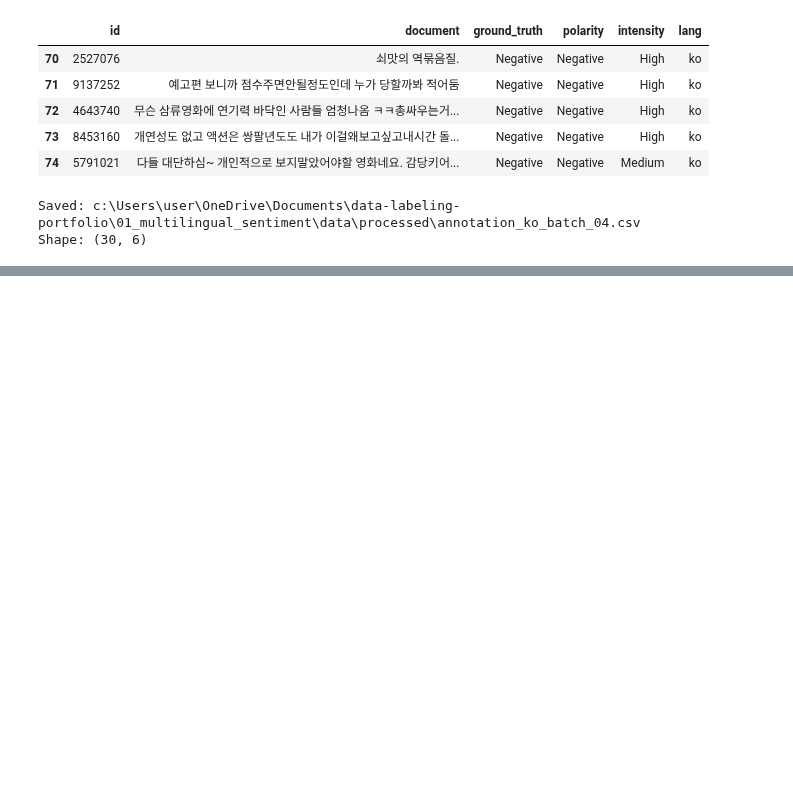
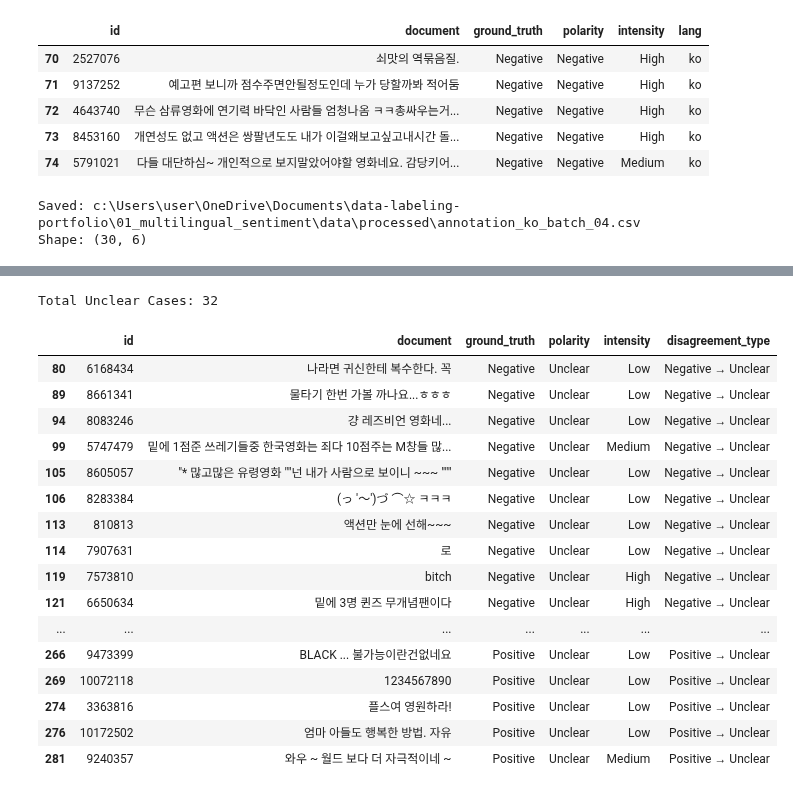
Before and after one commit to yoonjusong-analytics/data-labeling-portfolio, a Jupyter notebook: 01_multilingual_sentiment/notebooks/03_annotation_qa.ipynb, the cells around one changed output, grey strips where cells are left out. Cells and saved outputs as stored; diff of their text form; code cells hidden in the pictures; blank space fills up the shorter version.

```diff
--- a/01_multilingual_sentiment/notebooks/03_annotation_qa.ipynb
+++ b/01_multilingual_sentiment/notebooks/03_annotation_qa.ipynb
@@ -4898,0 +6698,11 @@ Shape: (30, 6)
+# %%
+# PE-01: Initialize Post-Evaluation Categories
+
+post_evaluation = disagreement_review.copy()
+
+post_evaluation["error_category"] = ""
+post_evaluation["review_note"] = ""
+
+print("Post-Evaluation Cases:", len(post_evaluation))
+
+post_evaluation.head()
@@ -4898,0 +6717,14 @@ Shape: (30, 6)
+# %%
+# Post-Evaluation Category Definitions
+
+error_categories = [
+    "Insufficient Context",
+    "Descriptive / Non-evaluative",
+    "Target Ambiguity",
+    "Mixed Sentiment",
+    "Implicit / Context-dependent",
+    "Possible Ground-truth Mismatch"
+]
+
+for category in error_categories:
+    print("-", category)
@@ -4898,0 +6827,38 @@ Shape: (30, 6)
+# %%
+# PE-04: Extract Unclear Disagreement Cases
+
+unclear_cases = post_evaluation[
+    post_evaluation["polarity"] == "Unclear"
+].copy()
+
+print("Total Unclear Cases:", len(unclear_cases))
+
+unclear_cases[
+    [
+        "id",
+        "document",
+        "ground_truth",
+        "polarity",
+        "intensity",
+        "disagreement_type"
+    ]
+]
+# %% [output]
+Total Unclear Cases: 32
+|  | id | document | ground_truth | polarity | intensity | disagreement_type |
+| 80 | 6168434 | 나라면 귀신한테 복수한다. 꼭 | Negative | Unclear | Low | Negative → Unclear |
+| 89 | 8661341 | 물타기 한번 가볼 까나요...ㅎㅎㅎ | Negative | Unclear | Low | Negative → Unclear |
+| 94 | 8083246 | 걍 레즈비언 영화네... | Negative | Unclear | Low | Negative → Unclear |
+| 99 | 5747479 | 밑에 1점준 쓰레기들중 한국영화는 죄다 10점주는 M창들 많... | Negative | Unclear | Medium | Negative → Unclear |
+| 105 | 8605057 | "* 많고많은 유령영화 ""넌 내가 사람으로 보이니 ~~~ """ | Negative | Unclear | Low | Negative → Unclear |
+| 106 | 8283384 | (っ '～')づ ⌒☆ ㅋㅋㅋ | Negative | Unclear | Low | Negative → Unclear |
+| 113 | 810813 | 액션만 눈에 선해~~~ | Negative | Unclear | Low | Negative → Unclear |
+| 114 | 7907631 | 로 | Negative | Unclear | Low | Negative → Unclear |
+| 119 | 7573810 | bitch | Negative | Unclear | High | Negative → Unclear |
+| 121 | 6650634 | 밑에 3명 퀸즈 무개념팬이다 | Negative | Unclear | High | Negative → Unclear |
+| ... | ... | ... | ... | ... | ... | ... |
+| 266 | 9473399 | BLACK ... 불가능이란건없네요 | Positive | Unclear | Low | Positive → Unclear |
+| 269 | 10072118 | 1234567890 | Positive | Unclear | Low | Positive → Unclear |
+| 274 | 3363816 | 플스여 영원하라! | Positive | Unclear | Low | Positive → Unclear |
+| 276 | 10172502 | 엄마 아들도 행복한 방법. 자유 | Positive | Unclear | Low | Positive → Unclear |
+| 281 | 9240357 | 와우 ~ 월드 보다 더 자극적이네 ~ | Positive | Unclear | Medium | Positive → Unclear |
```
Also changed, not shown: parts of 93 cells of this notebook, 10 other files.
